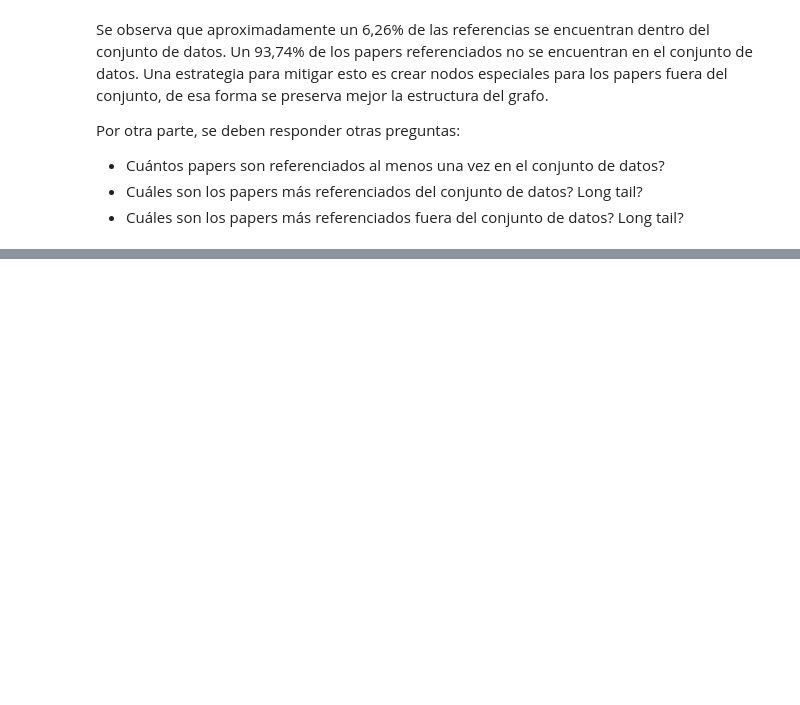
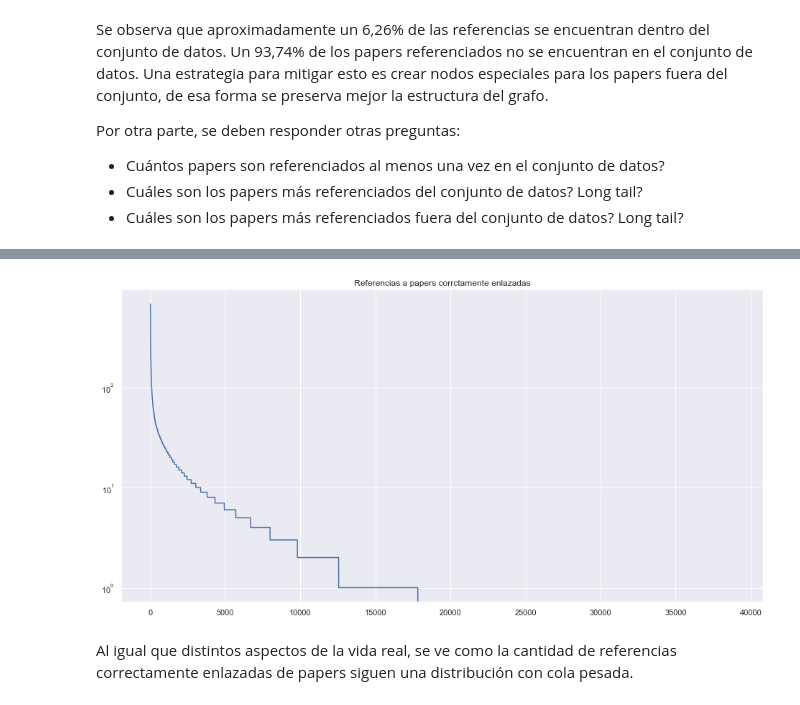
Before and after one commit to Inria-Chile/risotto, a Jupyter notebook: 01_references.ipynb, the cells around one changed output, grey strips where cells are left out. Saved outputs shown, nothing was run; the diff lists cells and outputs as text; code cells hidden in the pictures; blank space fills up the shorter version.

```diff
--- a/01_references.ipynb
+++ b/01_references.ipynb
@@ -329,0 +411,9 @@ Por otra parte, se deben responder otras preguntas:
+# %%
+fig = plt.figure(figsize=(16, 8))
+ax = sns.lineplot(y=num_referenced_by, x=range(len(papers)))
+ax.set(title="Referencias a papers correctamente enlazadas", yscale="log")
+pass
+# %% [output]
+[figure, added]
+# %% [markdown]
+Al igual que distintos aspectos de la vida real, se ve como la cantidad de referencias correctamente enlazadas de papers siguen una distribución con cola pesada.
```
Also changed, not shown: parts of 11 cells of this notebook.
